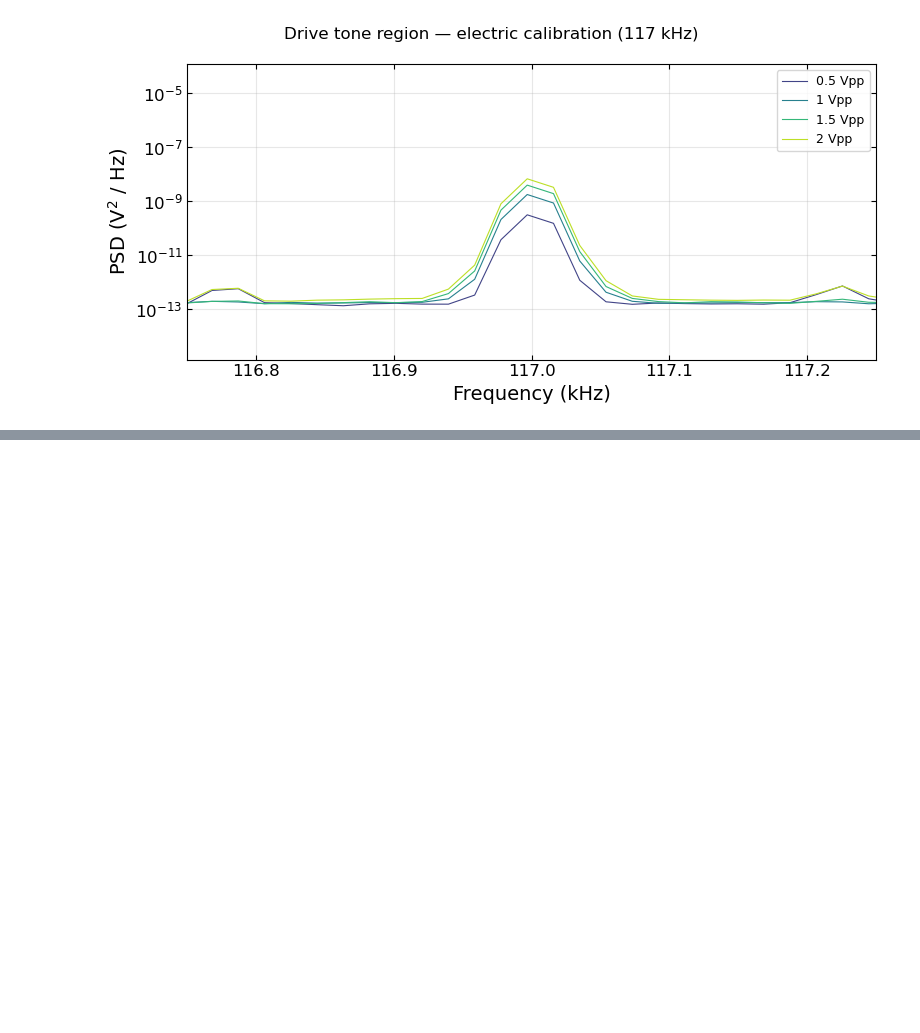
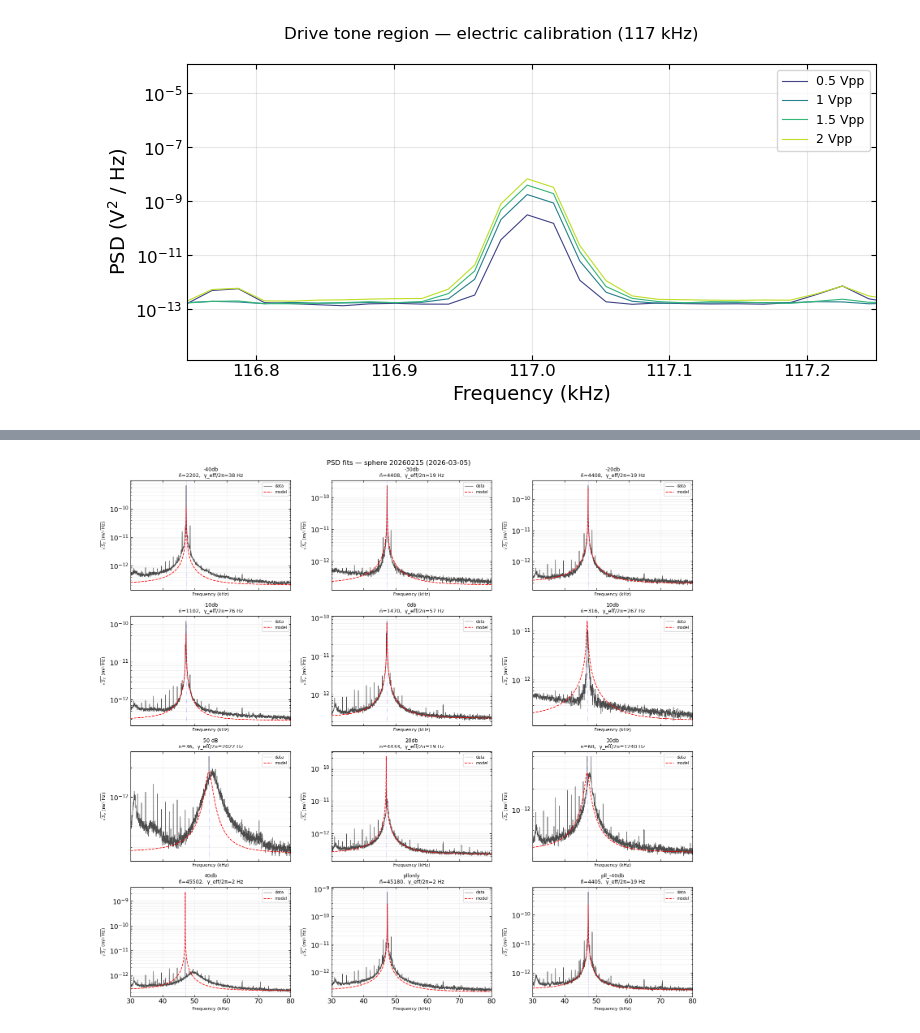
Before and after one commit to yuhants/gas_collisiions, a Jupyter notebook: analysis_notebooks/others/20260306_electric_feedback.ipynb, the cells around one changed output, grey strips where cells are left out. Saved outputs shown, nothing was run; the diff lists cells and outputs as text; code cells hidden in the pictures; blank space fills up the shorter version.

```diff
--- a/analysis_notebooks/others/20260306_electric_feedback.ipynb
+++ b/analysis_notebooks/others/20260306_electric_feedback.ipynb
@@ -194,0 +470,63 @@ plt.show()
+# %%
+# ---------------------------------------------------------------------------
+# Plot measured PSDs with model overlays
+# ---------------------------------------------------------------------------
+
+ncols = 3
+nrows = int(np.ceil(len(psds) / ncols))
+fig, axes = plt.subplots(nrows, ncols, figsize=(5 * ncols, 3.5 * nrows), sharex=True)
+axes = axes.ravel()
+
+for ax, (fn, (ff, pp)) in zip(axes, psds.items()):
+    is_ref = (fn == '20260305_d_pllonly')
+
+    n_bar_val, fit_params = phonon_occupancy_from_psd(
+        ff, pp, sphere_mass, c_mv, FREQ_BAND,
+        ref_params=(None if is_ref else ref_params),
+        noise_band=NOISE_BAND,
+        correct_inloop=True, return_fit=True,
+    )
+
+    mask = (ff >= FREQ_BAND[0]) & (ff <= FREQ_BAND[1])
+    ff_b = ff[mask]
+
+    ax.semilogy(ff_b / 1e3, np.sqrt(pp[mask] * c_mv**2), color='k', lw=0.8,
+                alpha=0.7, label='data')
+
+    f_z       = fit_params['f_z']
+    gamma_eff = fit_params['gamma_eff']
+    gamma_m   = fit_params['gamma_m']
+    A_FF      = fit_params['A_FF']
+    S_imp     = fit_params['S_imp']
+
+    if is_ref:
+        omega   = 2 * np.pi * ff_b
+        omega_z = 2 * np.pi * f_z
+        D = (omega_z**2 - omega**2)**2 + (gamma_m * omega)**2
+        pp_model = A_FF / D + S_imp
+    else:
+        pp_model = _psd_inloop(ff_b, f_z, gamma_eff, gamma_m, A_FF, S_imp)
+
+    ax.semilogy(ff_b / 1e3, np.sqrt(pp_model * c_mv**2), color='r', lw=1.2,
+                ls='--', label='model')
+
+    label = fn.replace('20260305_d_', '')
+    if label == '10db_40db':
+        label = '50 dB'
+    ax.set_title(f'{label}\nn̄={n_bar_val:.0f},  γ_eff/2π={gamma_eff/(2*np.pi):.0f} Hz',
+                 fontsize=9)
+    ax.axvline(f_z / 1e3, color='b', lw=0.6, ls=':', alpha=0.6)
+    ax.set_xlim(np.array(FREQ_BAND) / 1e3)
+    ax.grid(True, which='both', alpha=0.2)
+    ax.legend(fontsize=7, loc='upper right')
+    ax.set_ylabel(r'$\sqrt{S_z}$ (m/$\sqrt{\mathrm{Hz}}$)', fontsize=8)
+    ax.set_xlabel('Frequency (kHz)', fontsize=8)
+
+for ax in axes[len(psds):]:
+    ax.set_visible(False)
+
+fig.suptitle('PSD fits — sphere 20260215 (2026-03-05)', fontsize=12)
+fig.tight_layout()
+plt.show()
+# %% [output]
+[figure, added]
```
Also changed, not shown: parts of 4 cells of this notebook, 16 other files.
